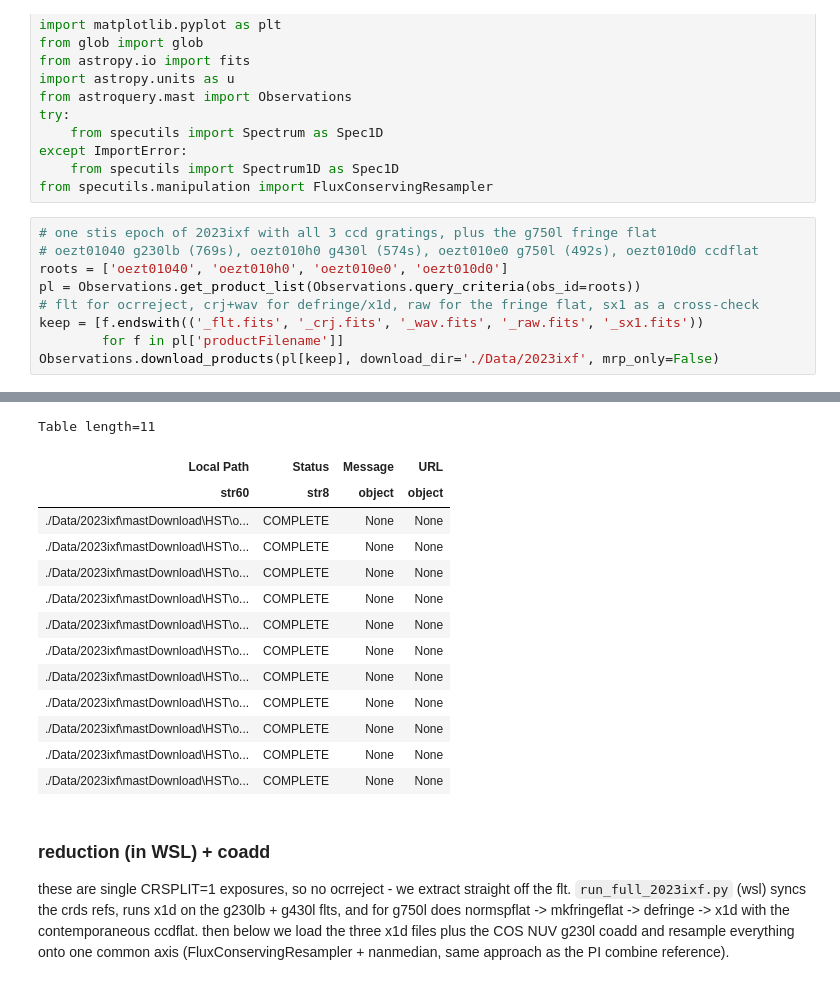
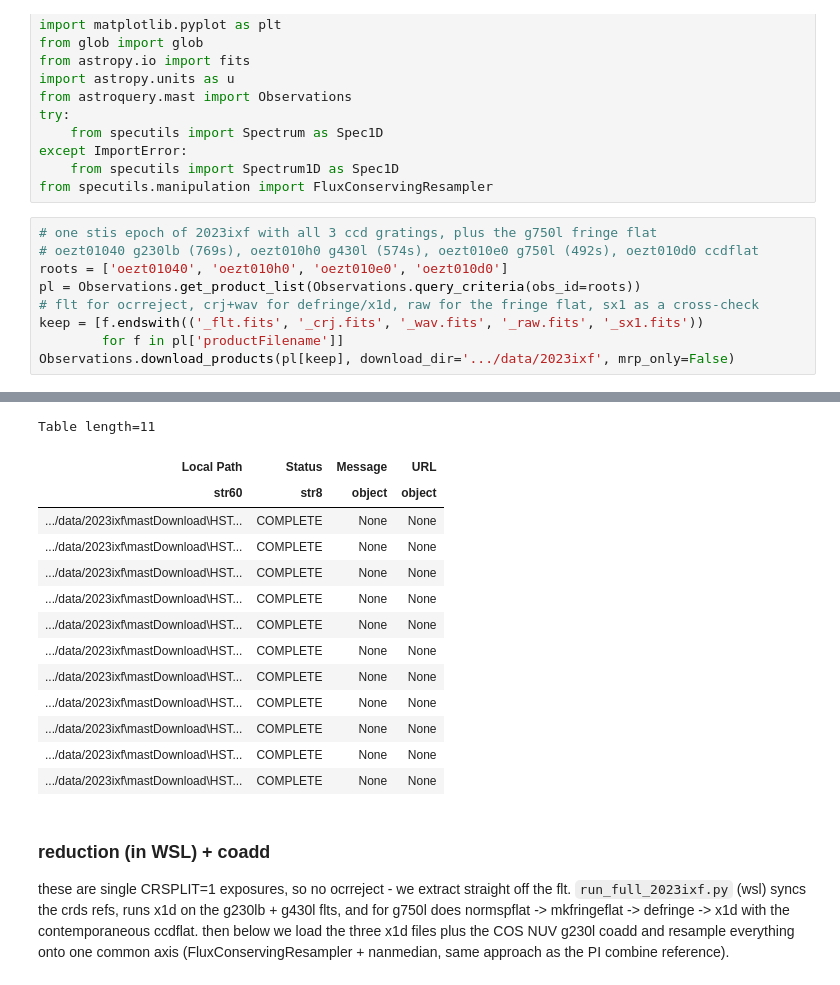
Before and after one commit to Ishaan2602/hst-uv-sn-spectra, a Jupyter notebook: notebooks/full_2023ixf.ipynb, the cells around one changed output, grey strips where cells are left out. Saved outputs shown, nothing was run; the diff lists cells and outputs as text.

```diff
--- a/full_2023ixf.ipynb
+++ b/notebooks/full_2023ixf.ipynb
@@ -32,5 +32,5 @@ pl = Observations.get_product_list(Observations.query_criteria(obs_id=roots))
 # flt for ocrreject, crj+wav for defringe/x1d, raw for the fringe flat, sx1 as a cross-check
 keep = [f.endswith(('_flt.fits', '_crj.fits', '_wav.fits', '_raw.fits', '_sx1.fits'))
         for f in pl['productFilename']]
-Observations.download_products(pl[keep], download_dir='./Data/2023ixf', mrp_only=False)
+Observations.download_products(pl[keep], download_dir='.../data/2023ixf', mrp_only=False)
 # %% [output]
@@ -48,17 +48,17 @@ Downloading URL https://mast.stsci.edu/api/v0.1/Download/file?uri=mast:HST/produ
 Table length=11
 | Local Path | Status | Message | URL |
 | str60 | str8 | object | object |
-| ./Data/2023ixf\mastDownload\HST\o... | COMPLETE | None | None |
-| ./Data/2023ixf\mastDownload\HST\o... | COMPLETE | None | None |
-| ./Data/2023ixf\mastDownload\HST\o... | COMPLETE | None | None |
-| ./Data/2023ixf\mastDownload\HST\o... | COMPLETE | None | None |
-| ./Data/2023ixf\mastDownload\HST\o... | COMPLETE | None | None |
-| ./Data/2023ixf\mastDownload\HST\o... | COMPLETE | None | None |
-| ./Data/2023ixf\mastDownload\HST\o... | COMPLETE | None | None |
-| ./Data/2023ixf\mastDownload\HST\o... | COMPLETE | None | None |
-| ./Data/2023ixf\mastDownload\HST\o... | COMPLETE | None | None |
-| ./Data/2023ixf\mastDownload\HST\o... | COMPLETE | None | None |
-| ./Data/2023ixf\mastDownload\HST\o... | COMPLETE | None | None |
+| .../data/2023ixf\mastDownload\HST... | COMPLETE | None | None |
+| .../data/2023ixf\mastDownload\HST... | COMPLETE | None | None |
+| .../data/2023ixf\mastDownload\HST... | COMPLETE | None | None |
+| .../data/2023ixf\mastDownload\HST... | COMPLETE | None | None |
+| .../data/2023ixf\mastDownload\HST... | COMPLETE | None | None |
+| .../data/2023ixf\mastDownload\HST... | COMPLETE | None | None |
+| .../data/2023ixf\mastDownload\HST... | COMPLETE | None | None |
+| .../data/2023ixf\mastDownload\HST... | COMPLETE | None | None |
+| .../data/2023ixf\mastDownload\HST... | COMPLETE | None | None |
+| .../data/2023ixf\mastDownload\HST... | COMPLETE | None | None |
+| .../data/2023ixf\mastDownload\HST... | COMPLETE | None | None |
 # %% [markdown]
 ### reduction (in WSL) + coadd
 
```
Also changed, not shown: parts of 2 cells of this notebook, 22 other files.
